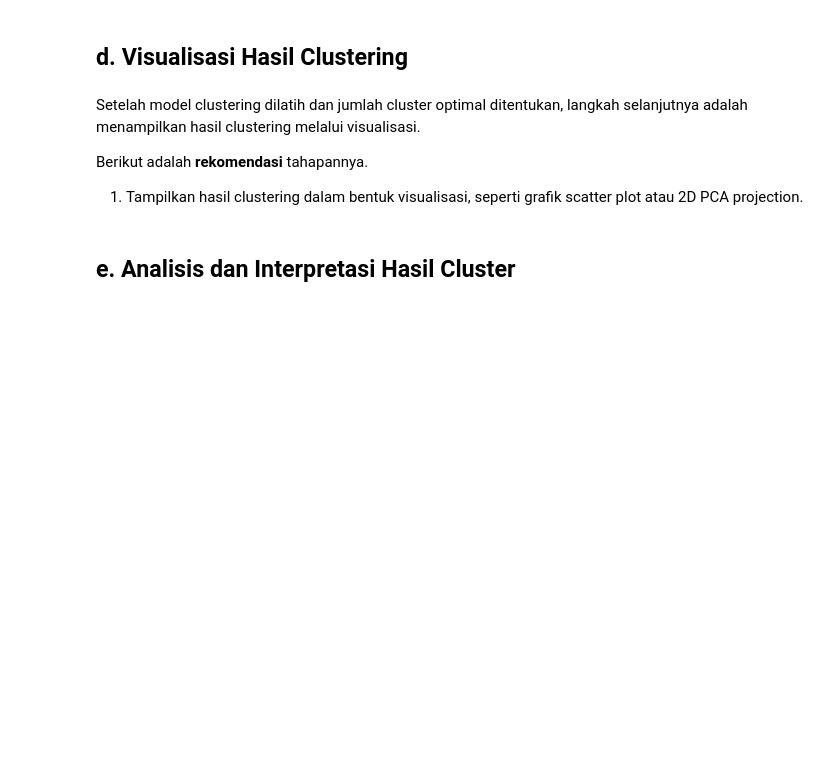
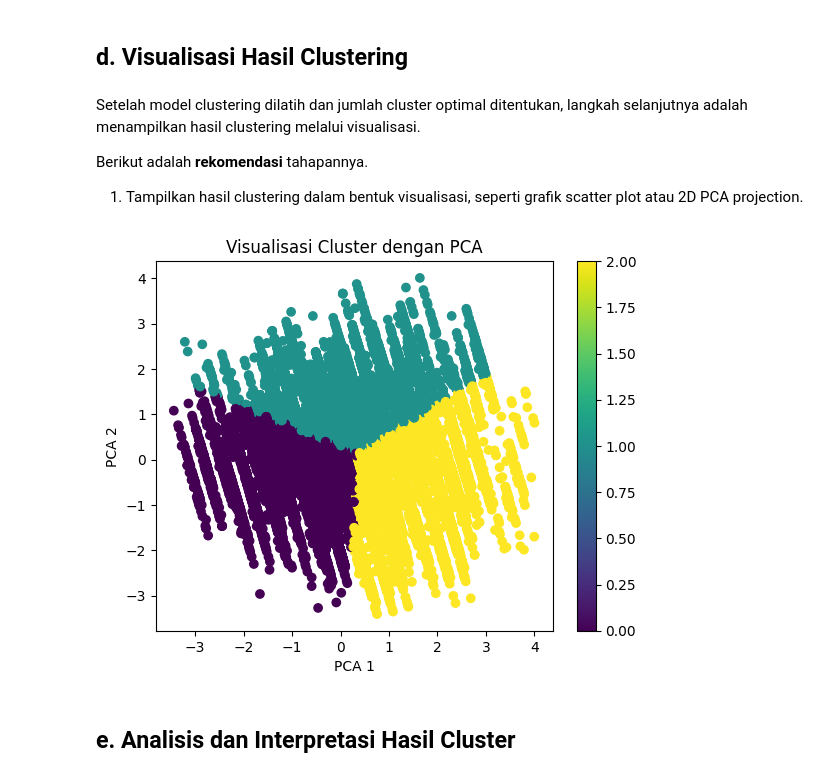
Before and after one commit to faarismuda/Dicoding-ML-Shop-Customers, a Jupyter notebook: [Clustering]_Submission_Akhir_BMLP_Faaris Muda Dwi Nugraha.ipynb, the cells around one changed output. Cells and saved outputs as stored; diff of their text form; code cells hidden in the pictures; blank space fills up the shorter version.

```diff
--- a/[Clustering]_Submission_Akhir_BMLP_Faaris Muda Dwi Nugraha.ipynb
+++ b/[Clustering]_Submission_Akhir_BMLP_Faaris Muda Dwi Nugraha.ipynb
@@ -373,7 +363,7 @@ plt.show()
 # Pilih jumlah cluster optimal (misalnya, berdasarkan grafik di atas)
 optimal_k = 3  # Sesuaikan dengan hasil analisis
 kmeans = KMeans(n_clusters=optimal_k, random_state=42)
-df["Cluster"] = kmeans.fit_predict(data_scaled)
+df["Cluster"] = kmeans.fit_predict(data_pca)
 
 # Membagi data menjadi data latih dan data uji
 X_train, X_test = train_test_split(df, test_size=0.2, random_state=42)
@@ -404,6 +394,16 @@ Setelah model clustering dilatih dan jumlah cluster optimal ditentukan, langkah
 
 Berikut adalah **rekomendasi** tahapannya.
 1. Tampilkan hasil clustering dalam bentuk visualisasi, seperti grafik scatter plot atau 2D PCA projection.
+# %%
+# Visualisasi hasil clustering dengan PCA
+plt.scatter(data_pca[:, 0], data_pca[:, 1], c=df["Cluster"], cmap='viridis')
+plt.xlabel("PCA 1")
+plt.ylabel("PCA 2")
+plt.title("Visualisasi Cluster dengan PCA")
+plt.colorbar()
+plt.show()
+# %% [output]
+[figure, added]
 # %% [markdown]
 ## **e. Analisis dan Interpretasi Hasil Cluster**
 # %% [markdown]
```
Also changed, not shown: parts of 4 cells of this notebook.
